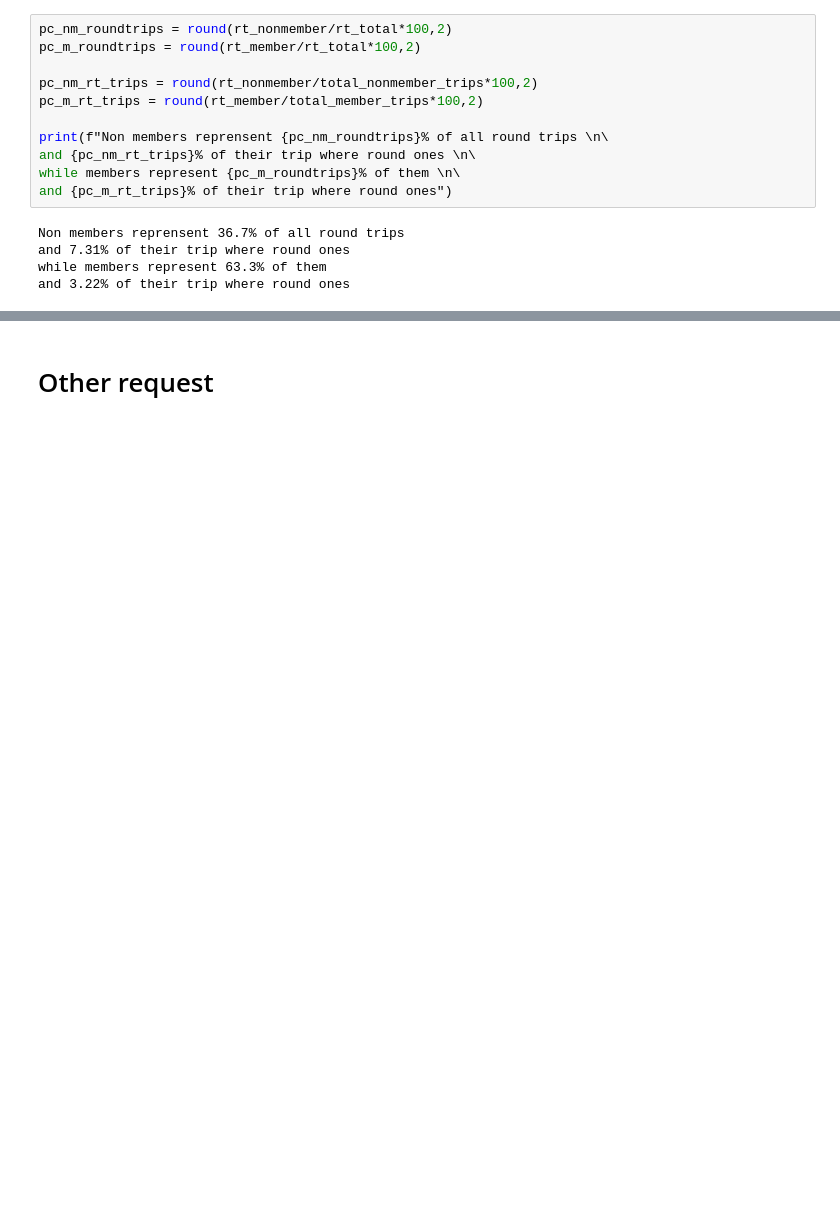
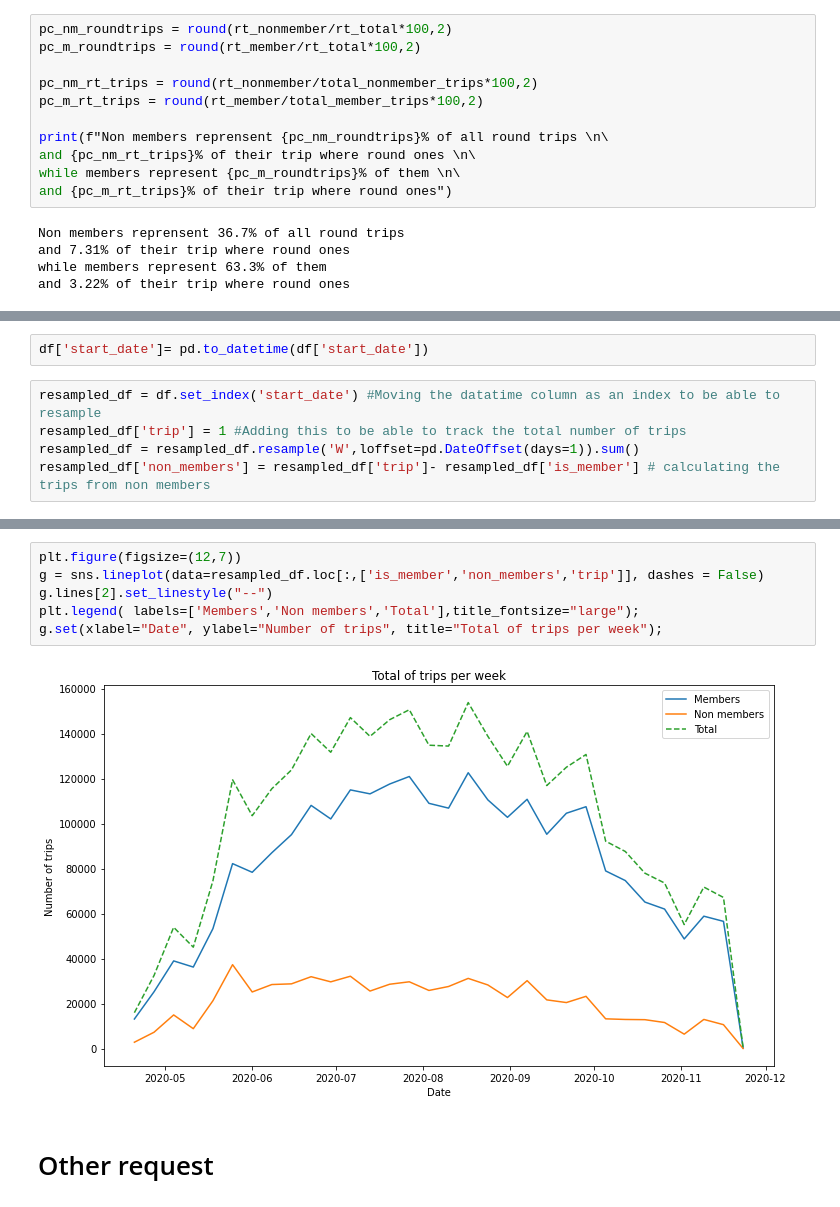
Before and after one commit to srasetti/bixi, a Jupyter notebook: Bixi.ipynb, the cells around one changed output, grey strips where cells are left out. Drawn from its saved outputs; the diff is of its cells as text; blank space fills up the shorter version.

```diff
--- a/Bixi.ipynb
+++ b/Bixi.ipynb
@@ -532,0 +551,7 @@ and 3.22% of their trip where round ones
+# %%
+df['start_date']= pd.to_datetime(df['start_date'])
+# %%
+resampled_df = df.set_index('start_date') #Moving the datatime column as an index to be able to resample
+resampled_df['trip'] = 1 #Adding this to be able to track the total number of trips
+resampled_df = resampled_df.resample('W',loffset=pd.DateOffset(days=1)).sum()
+resampled_df['non_members'] = resampled_df['trip']- resampled_df['is_member'] # calculating the trips from non members
@@ -533,3 +578,11 @@ and 3.22% of their trip where round ones
+# %%
+plt.figure(figsize=(12,7))
+g = sns.lineplot(data=resampled_df.loc[:,['is_member','non_members','trip']], dashes = False)
+g.lines[2].set_linestyle("--")
+plt.legend( labels=['Members','Non members','Total'],title_fontsize="large");
+g.set(xlabel="Date", ylabel="Number of trips", title="Total of trips per week");
+# %% [output]
+[figure, added]
 # %% [markdown]
 # Other request
 # %% [markdown]
```
Also changed, not shown: parts of 9 cells of this notebook, 1 other file.
